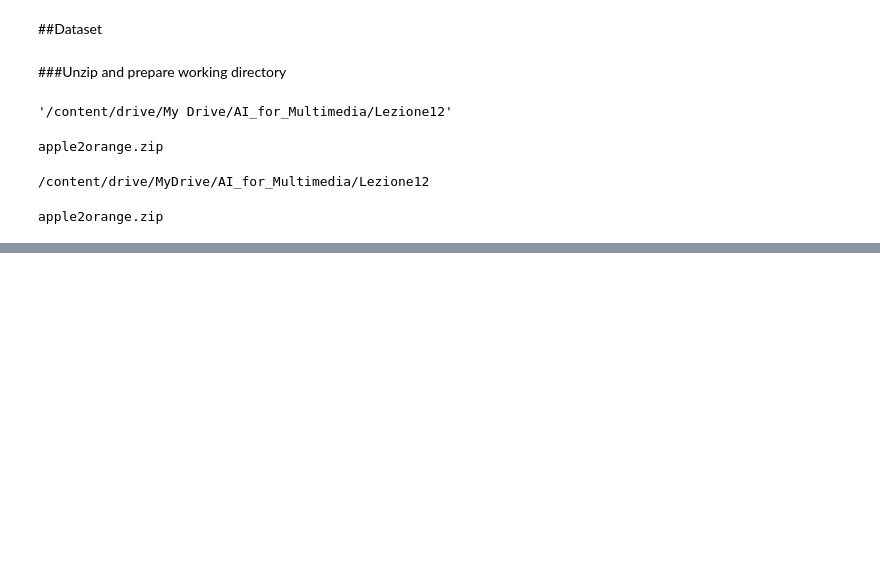
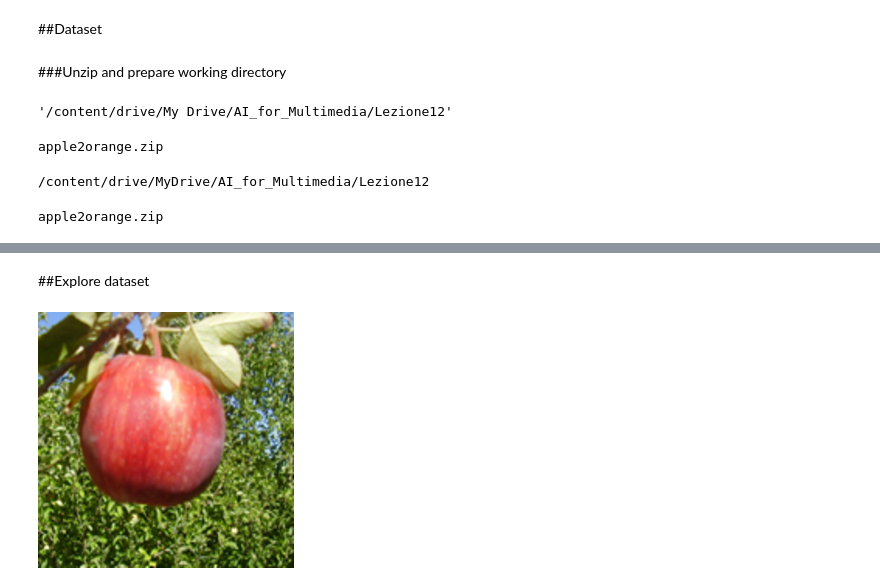
Before and after one commit to JacopoKahl/CycleGAN, a Jupyter notebook: CycleGAN.ipynb, the cells around one changed output, grey strips where cells are left out. Saved outputs shown, nothing was run; the diff lists cells and outputs as text; code cells hidden in the pictures; blank space fills up the shorter version.

```diff
--- a/CycleGAN.ipynb
+++ b/CycleGAN.ipynb
@@ -102,0 +111,17 @@ apple2orange.zip
+# %%
+#Create image file lists
+
+trainA_files = glob('trainA/*.jpg')
+trainB_files = glob('trainB/*.jpg')
+
+testA_files = glob('testA/*.jpg')
+testB_files = glob('testB/*.jpg')
+# %% [markdown]
+##Explore dataset
+# %%
+index = 0
+img = Image.open(trainA_files[index])
+
+img
+# %% [output]
+[figure, added]
```
Also changed, not shown: parts of 12 cells of this notebook.
